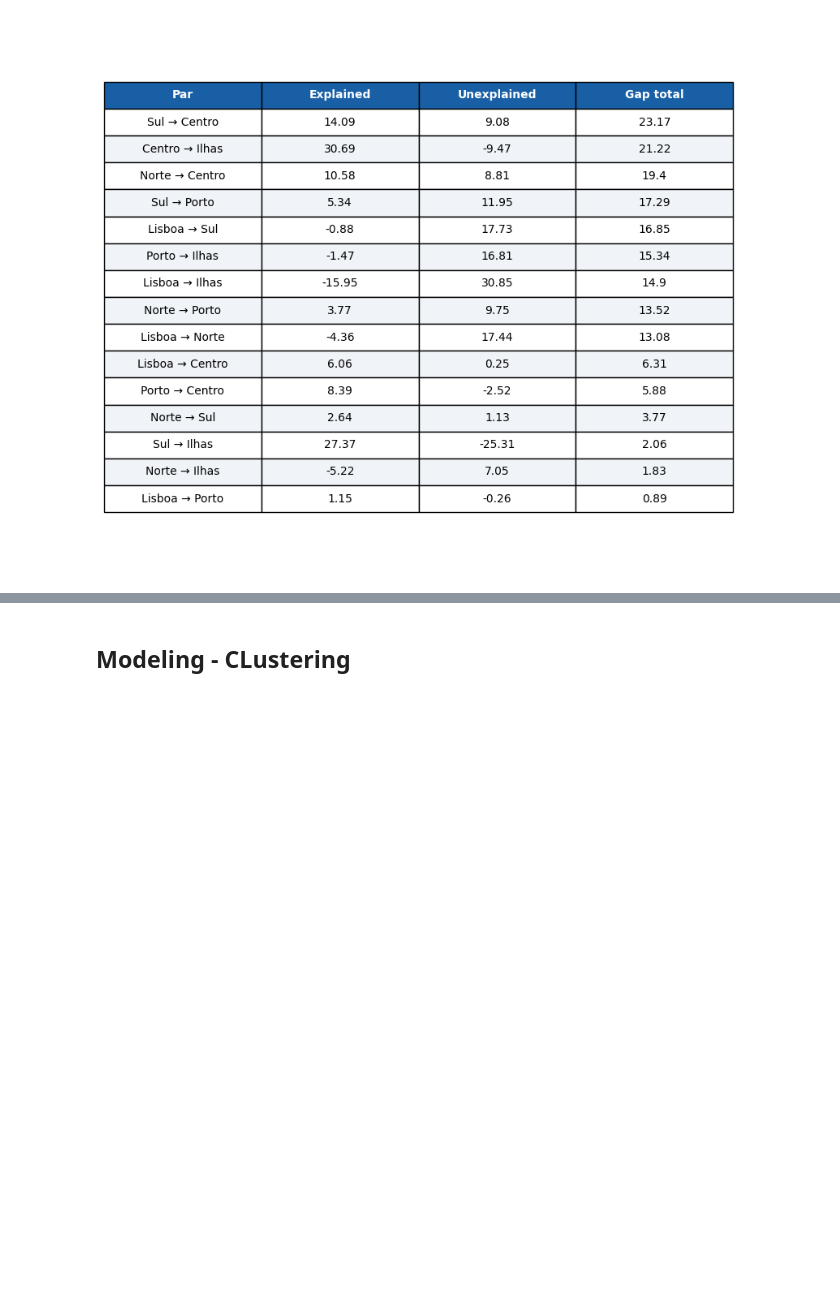
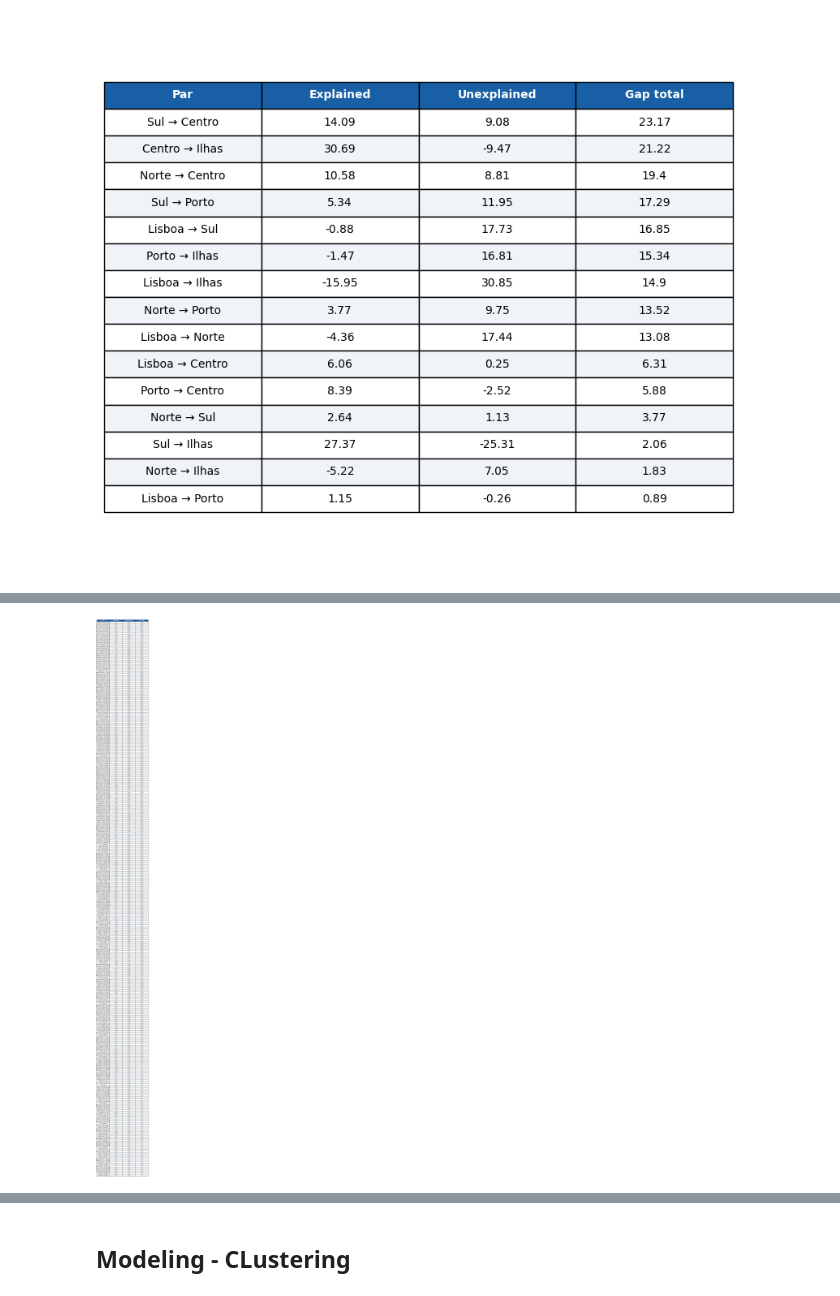
Before and after one commit to Duarte-Casta/AI-Driven-Project, a Jupyter notebook: data_preparation.ipynb, the cells around one changed output, grey strips where cells are left out. Saved outputs shown, nothing was run; the diff lists cells and outputs as text; code cells hidden in the pictures; blank space fills up the shorter version.

```diff
--- a/data_preparation.ipynb
+++ b/data_preparation.ipynb
@@ -563,0 +561,35 @@ const             0.000000    44.313533
+# %%
+fig2, ax = plt.subplots(figsize=(8, 7))
+ax.axis("off")
+
+df_tabela = df_resultados.copy()
+df_tabela["Par"] = df_tabela["Região A"] + " → " + df_tabela["Região B"]
+df_tabela = df_tabela.sort_values("Gap total", ascending=False)[["Par", "Explained", "Unexplained", "Gap total"]]
+df_tabela[["Explained", "Unexplained", "Gap total"]] = df_tabela[["Explained", "Unexplained", "Gap total"]].round(2)
+
+tabela = ax.table(
+    cellText=df_tabela.values,
+    colLabels=["Par", "Explained", "Unexplained", "Gap total"],
+    cellLoc="center",
+    loc="center"
+)
+
+tabela.auto_set_font_size(False)
+tabela.set_fontsize(10)
+tabela.scale(1.2, 1.6)
+
+# cabeçalho
+for j in range(4):
+    tabela[0, j].set_facecolor("#185FA5")
+    tabela[0, j].set_text_props(color="white", fontweight="bold")
+
+# linhas alternadas
+for i in range(1, len(df_tabela) + 1):
+    for j in range(4):
+        tabela[i, j].set_facecolor("#f0f4f8" if i % 2 == 0 else "white")
+
+plt.tight_layout()
+plt.savefig("oaxaca_tabela.png", dpi=150, bbox_inches="tight")
+plt.show()
+# %% [output]
+[figure, added]
```
Also changed, not shown: parts of 34 cells of this notebook.
